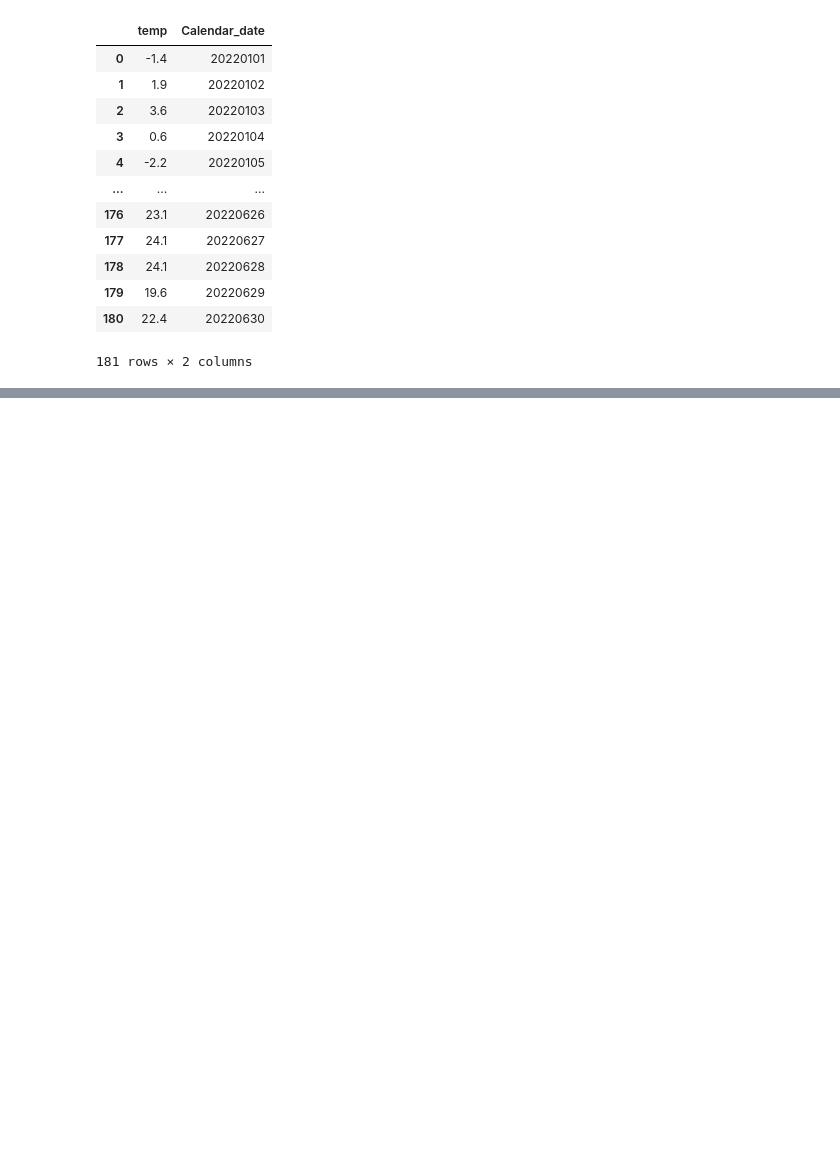
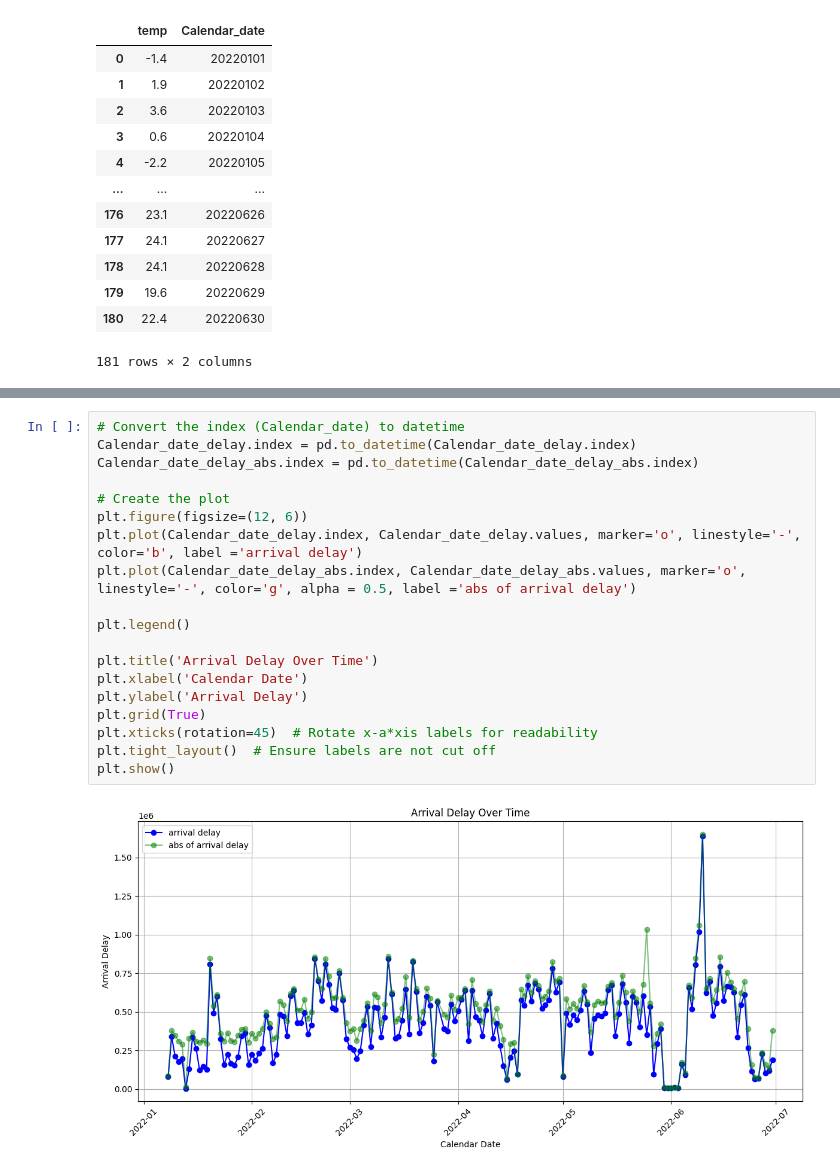
Before and after one commit to Fmazin/AI_Project, a Jupyter notebook: code/main_project_flow.ipynb, the cells around one changed output, grey strips where cells are left out. Cells and saved outputs as stored; diff of their text form; blank space fills up the shorter version.

```diff
--- a/code/main_project_flow.ipynb
+++ b/code/main_project_flow.ipynb
@@ -124,0 +134,21 @@ Note to self: 594 rows in the first day, which corresponds to 22 trips in a day,
+# %%
+# Convert the index (Calendar_date) to datetime
+Calendar_date_delay.index = pd.to_datetime(Calendar_date_delay.index)
+Calendar_date_delay_abs.index = pd.to_datetime(Calendar_date_delay_abs.index)
+
+# Create the plot
+plt.figure(figsize=(12, 6))
+plt.plot(Calendar_date_delay.index, Calendar_date_delay.values, marker='o', linestyle='-', color='b', label ='arrival delay')
+plt.plot(Calendar_date_delay_abs.index, Calendar_date_delay_abs.values, marker='o', linestyle='-', color='g', alpha = 0.5, label ='abs of arrival delay')
+
+plt.legend()
+
+plt.title('Arrival Delay Over Time')
+plt.xlabel('Calendar Date')
+plt.ylabel('Arrival Delay')
+plt.grid(True)
+plt.xticks(rotation=45)  # Rotate x-a*xis labels for readability
+plt.tight_layout()  # Ensure labels are not cut off
+plt.show()
+# %% [output]
+[figure, added]
```
Also changed, not shown: parts of 9 cells of this notebook.
